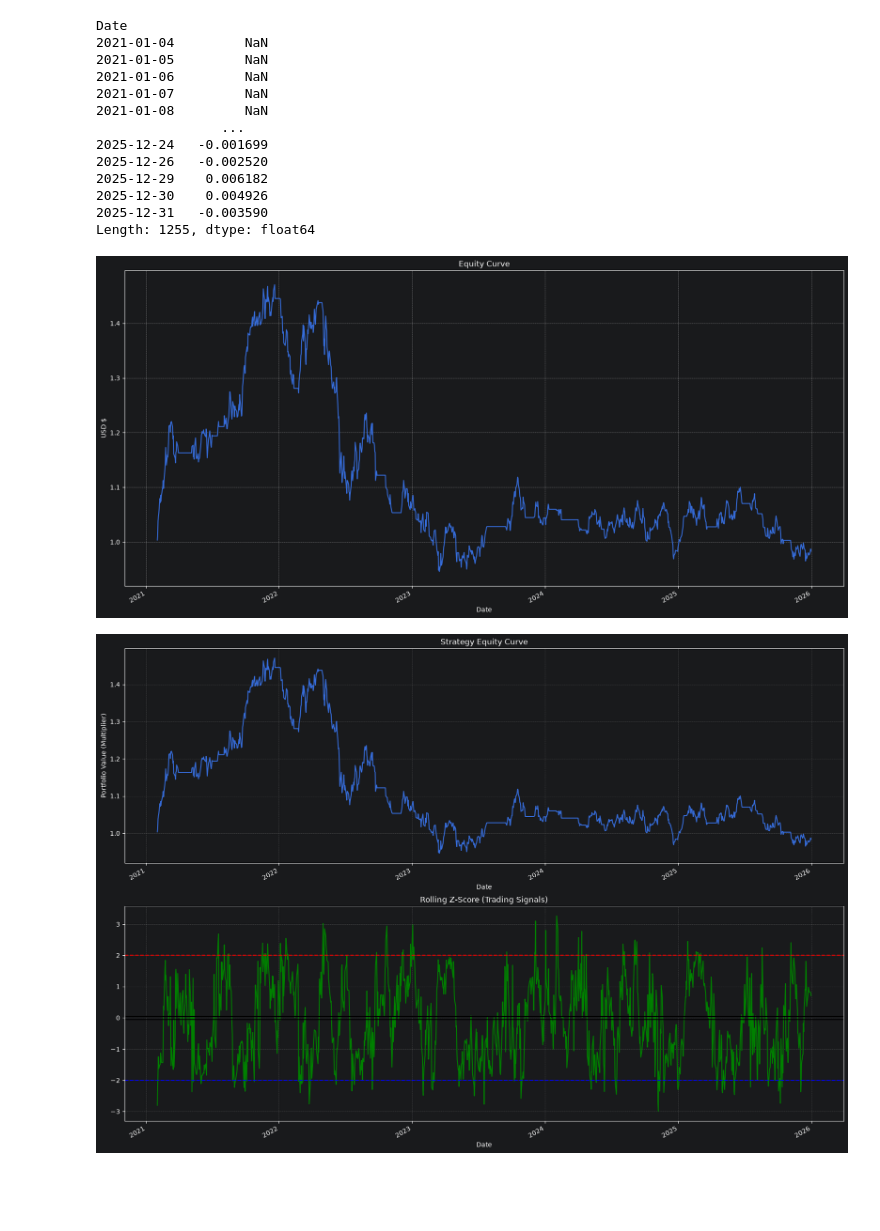
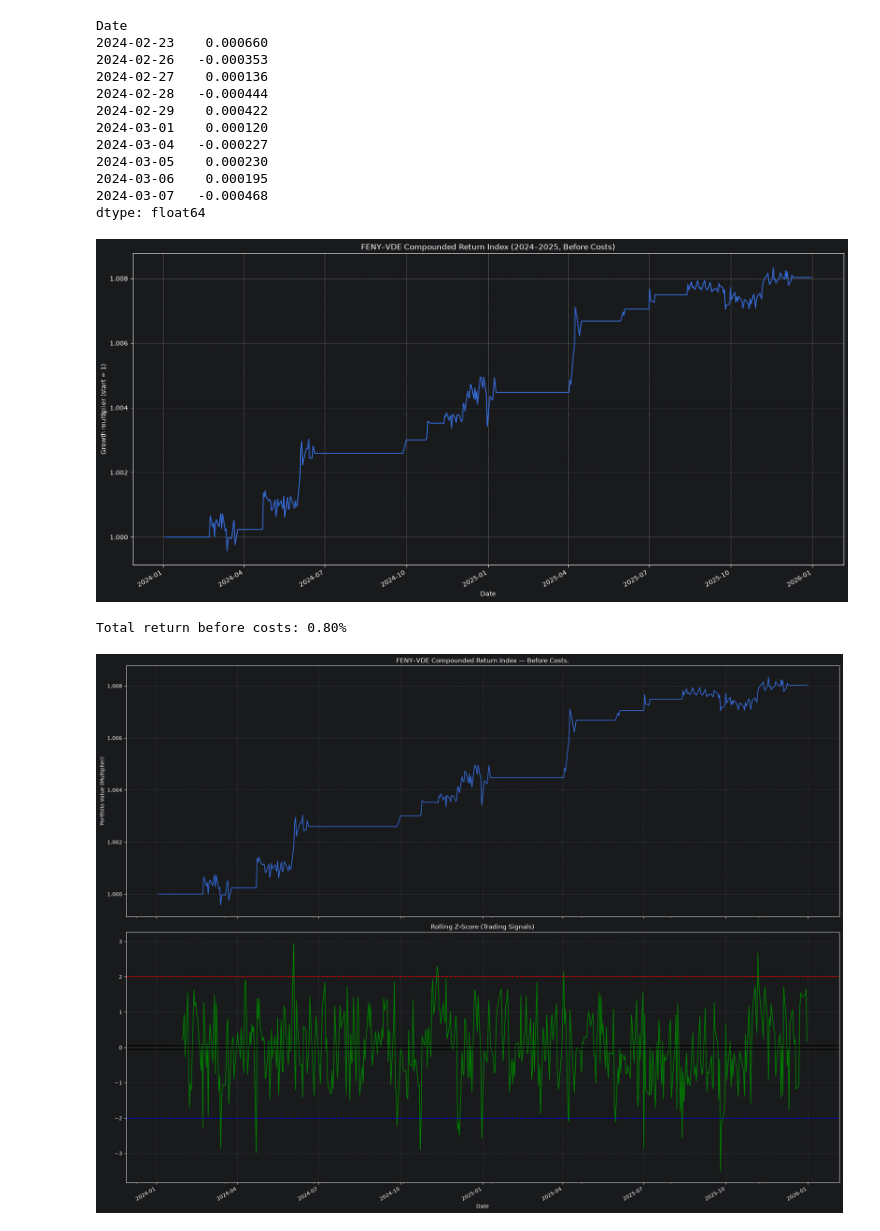
Before and after one commit to DavidFinTech/Statistical_Arbitrage_Pairs_Trading_Engine, a Jupyter notebook: Statistical Arbitrage & Pairs Trading Engine.ipynb, the cells around one changed output. Cells and saved outputs as stored; diff of their text form; code cells hidden in the pictures; blank space fills up the shorter version.

Commit message:
Your short, descriptive commit message

```diff
--- a/Statistical Arbitrage & Pairs Trading Engine.ipynb
+++ b/Statistical Arbitrage & Pairs Trading Engine.ipynb
@@ -91,7 +116,7 @@ signals = np.select(conditions, choices,default=np.nan)
 #Creating a Series with signals and dates
 signals_series = pd.Series(signals, index=rolling_z_score_without_NaaNs.index)
 #Defined the positions (holding state) (short, exit, or long) based on signals and used ffill to drag the last value when there's no new value. Pushed  positions forward by one day so that today’s closing signal becomes tomorrow’s actual trading position
-positions = signals_series.ffill().shift(1)
+positions = signals_series.ffill().shift(1).fillna(0)
 print(positions)
 # %% [output]
 Date
@@ -110,55 +135,61 @@ Length: 1236, dtype: float64
 # %%
 #Returns Calculation
-#Calculate how much prices changed each day in terms of percentage
-xle_returns = series_1.pct_change()
-vde_returns = series_2.pct_change()
-#Calculate the daily return of the spread based on hedge ratio
-spread_returns = xle_returns -(beta*vde_returns)
-#Calculate the strategy returns by multiplying by day in the selected timeframe:
-strategy_returns = positions*spread_returns
-print(strategy_returns)
+## Daily dollar profit/loss from long (buy) 1 FENY share and short (sell) beta VDE shares.
+spread_profit_and_loss = series_1.diff() - beta * series_2.diff()
+# Total absolute value of both positions using yesterday's closing prices
+gross_exposure = (series_1.shift(1) + abs(beta) * series_2.shift(1))
+## Profit or loss relative to that gross exposure
+spread_returns = spread_profit_and_loss / gross_exposure
+### Align delayed positions with return dates; use 0 before trading begins
+aligned_positions = positions.reindex(spread_returns.index).fillna(0)
+strategy_returns = (aligned_positions * spread_returns).dropna()
+#Print daily return in percentages
+print(strategy_returns.loc[aligned_positions != 0].head(10))
 # %% [output]
 Date
-2021-01-04         NaN
-2021-01-05         NaN
-2021-01-06         NaN
-2021-01-07         NaN
-2021-01-08         NaN
-                ...
-2025-12-24   -0.001699
-2025-12-26   -0.002520
-2025-12-29    0.006182
-2025-12-30    0.004926
-2025-12-31   -0.003590
-Length: 1255, dtype: float64
+2024-02-23    0.000660
+2024-02-26   -0.000353
+2024-02-27    0.000136
+2024-02-28   -0.000444
+2024-02-29    0.000422
+2024-03-01    0.000120
+2024-03-04   -0.000227
+2024-03-05    0.000230
+2024-03-06    0.000195
+2024-03-07   -0.000468
+dtype: float64
 # %%
 # Performance evaluation: Calculate the compound growth over time
 #Added 1 to multiply by cumprod(), which multiplies percentage changes chronologically
 equity_curve = (strategy_returns+1).cumprod()
-equity_curve.plot(figsize=(20,10), title='Equity Curve')
-plt.ylabel('USD $')
+equity_curve.plot(figsize=(20,10), title='FENY–VDE Compounded Return Index (2024–2025, Before Costs)')
+plt.ylabel('Growth multiplier (start = 1)')
 plt.grid(True, color='white', linestyle='--', alpha=0.5)
 plt.show()
+total_return = equity_curve.iloc[-1] - 1
+print(f"Total return before costs: {total_return:.2%}")
 # %% [output]
-[figure, old version]
+[figure, new version]
+Total return before costs: 0.80%
 # %%
 #Visualize rolling_z_score and equity_curve together
 #Using subplots to compare the two different variables
-fig, (ax1, ax2) = plt.subplots(2, 1, figsize=(20, 15))
+fig, (ax1, ax2) = plt.subplots(2, 1, figsize=(20, 15), sharex=True)
 
 # Plotting Equity Curve or Portfolio Value Chart
-equity_curve.plot(ax=ax1, title='Strategy Equity Curve')
+equity_curve.plot(ax=ax1, title='FENY–VDE Compounded Return Index — Before Costs.')
 ax1.set_ylabel('Portfolio Value (Multiplier)')
 ax1.grid(True, color='grey', linestyle='--', alpha=0.5)
 
 # Plotting Z-Score & Tripwires indicating signals
 rolling_z_score_without_NaaNs.plot(ax=ax2, title='Rolling Z-Score (Trading Signals)', color='green')
-# Short Signal - Red (-1), Long Signal - Blue (+1), Exit Zone - Black (0.5)(-0.05)
+# Short Signal - Red (-1), Long Signal - Blue (+1), Exit Zone - Black (0.05)(-0.05)
 ax2.axhline(y=2.0, color='red', linestyle='--')
 ax2.axhline(y=-2.0, color='blue', linestyle='--')
 ax2.axhline(y=0.05, color='black', linestyle='-')
 ax2.axhline(y=-0.05, color='black', linestyle='-')
 ax2.grid(True, color='grey', linestyle='--', alpha=0.5)
+plt.tight_layout()
 plt.show()
 # %% [output]
-[figure, old version]
+[figure, new version]
```
Also changed, not shown: parts of 6 cells of this notebook, 1 other file.
